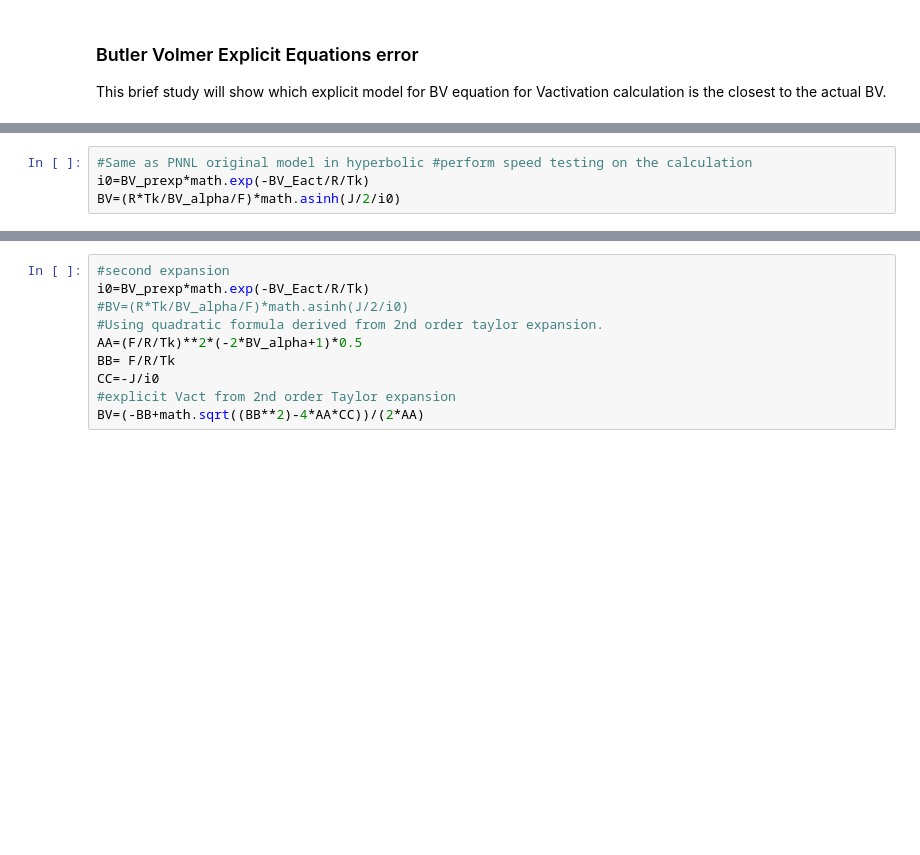
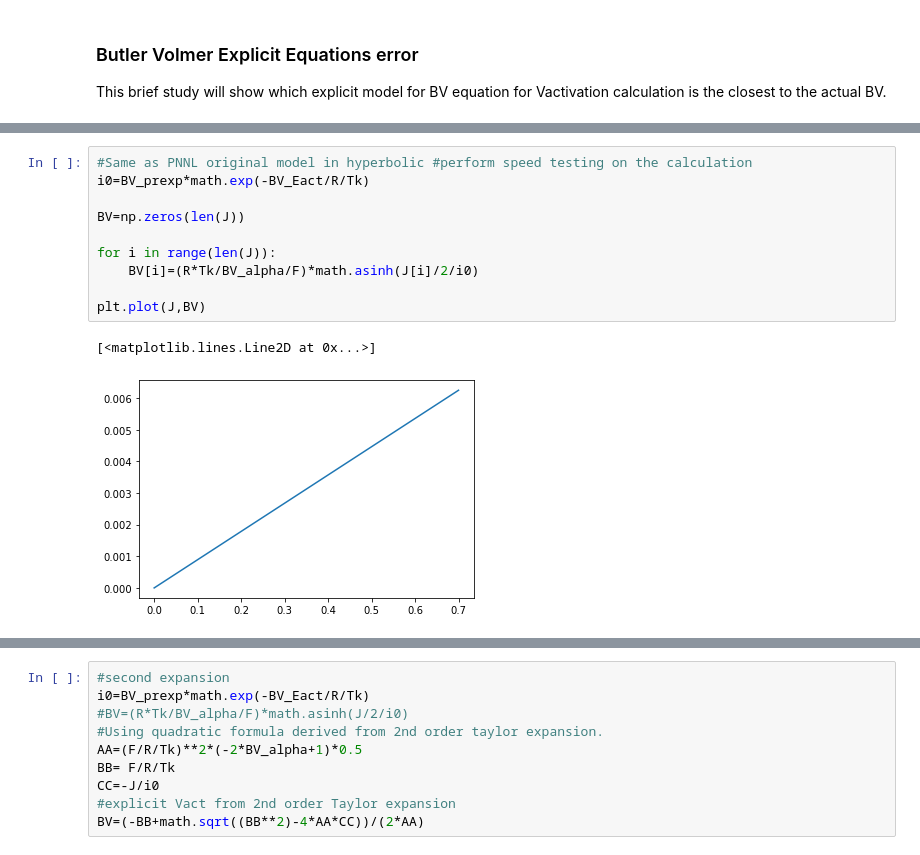
Before and after one commit to NGFC-Lib/NGFC-Lib, a Jupyter notebook: jupyter/Python_IV_Curve/2_IV_Model_Update/Match_Experimental_Data/BV_models_Errors.ipynb, the cells around one changed output, grey strips where cells are left out. Drawn from its saved outputs; the diff is of its cells as text; blank space fills up the shorter version.

```diff
--- a/jupyter/Python_IV_Curve/2_IV_Model_Update/Match_Experimental_Data/BV_models_Errors.ipynb
+++ b/jupyter/Python_IV_Curve/2_IV_Model_Update/Match_Experimental_Data/BV_models_Errors.ipynb
@@ -8,7 +68,16 @@ BV=(R*Tk/BV_alpha/F)*math.log((J/2.0/(i0*10000))+math.sqrt((J/2.0/(i0*10000))**2
 # %%
 #Same as PNNL original model in hyperbolic #perform speed testing on the calculation
 i0=BV_prexp*math.exp(-BV_Eact/R/Tk)
-BV=(R*Tk/BV_alpha/F)*math.asinh(J/2/i0)
+
+BV=np.zeros(len(J))
+
+for i in range(len(J)):
+    BV[i]=(R*Tk/BV_alpha/F)*math.asinh(J[i]/2/i0)
+
+plt.plot(J,BV)
+# %% [output]
+[<matplotlib.lines.Line2D at 0x...>]
+[figure, added]
 # %%
 #Hyperbolic sine equation. Meng.et
 Eact_a = 1e5
```
Also changed, not shown: parts of 9 cells of this notebook, 2 other files.
